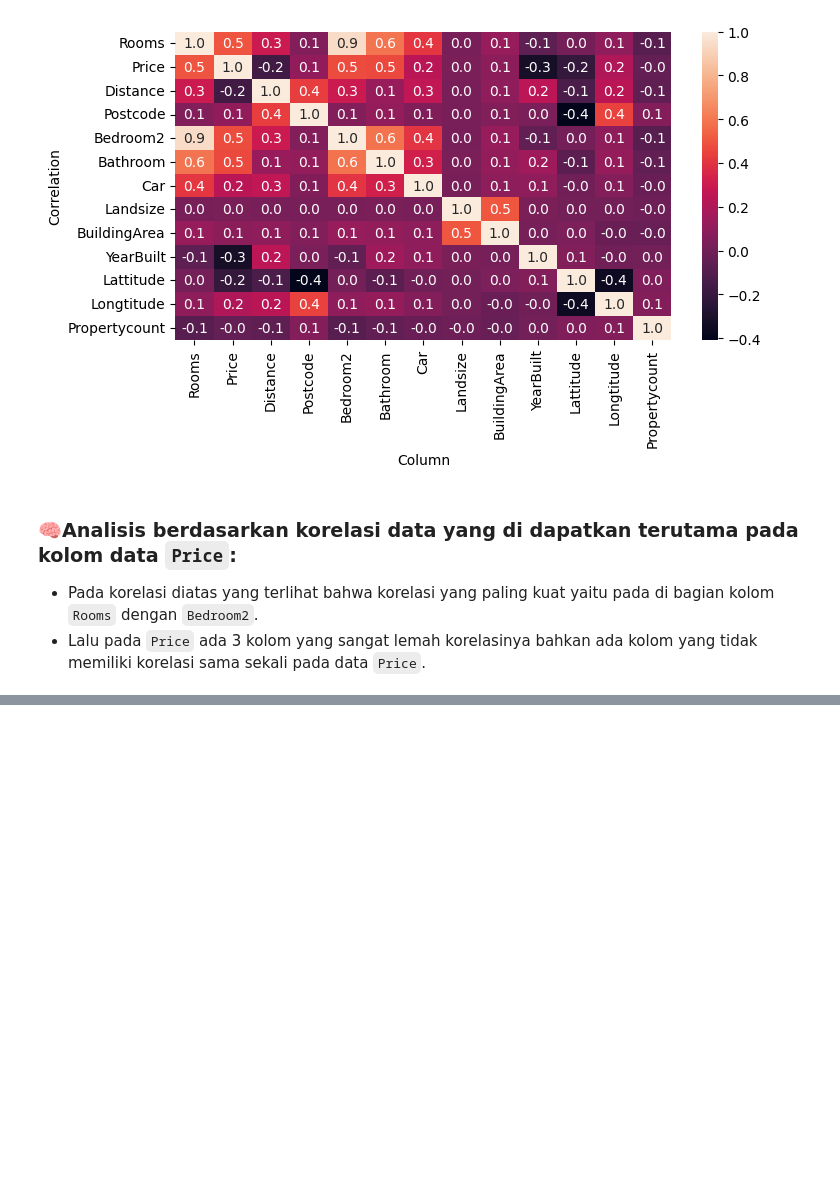
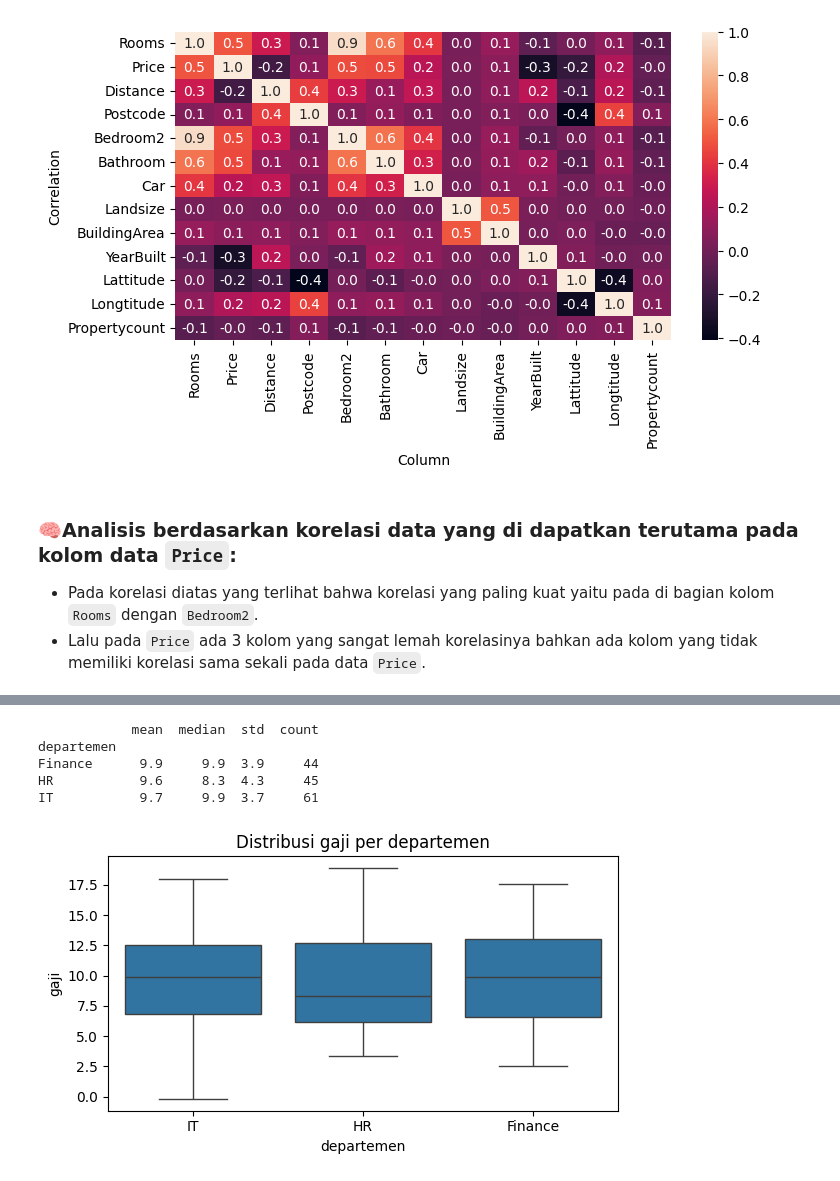
Before and after one commit to fauzan18296/Challenge-Visualisasi-And-StorytellingData, a Jupyter notebook: challenge.ipynb, the cells around one changed output, grey strips where cells are left out. Saved outputs shown, nothing was run; the diff lists cells and outputs as text; code cells hidden in the pictures; blank space fills up the shorter version.

```diff
--- a/challenge.ipynb
+++ b/challenge.ipynb
@@ -238,0 +416,15 @@ plt.show()
+# %%
+print(df_bivariate_multivariate.groupby("departemen")["gaji"].agg(["mean", "median", "std", "count"]).round(1))
+
+fig, ax = plt.subplots(figsize=(6, 3.5))
+sns.boxplot(data=df_bivariate_multivariate, x="departemen", y="gaji", ax=ax)
+ax.set_title("Distribusi gaji per departemen")
+plt.tight_layout()
+plt.show()
+# %% [output]
+            mean  median  std  count
+departemen
+Finance      9.9     9.9  3.9     44
+HR           9.6     8.3  4.3     45
+IT           9.7     9.9  3.7     61
+[figure, added]
```
Also changed, not shown: parts of 25 cells of this notebook, 2 other files.
